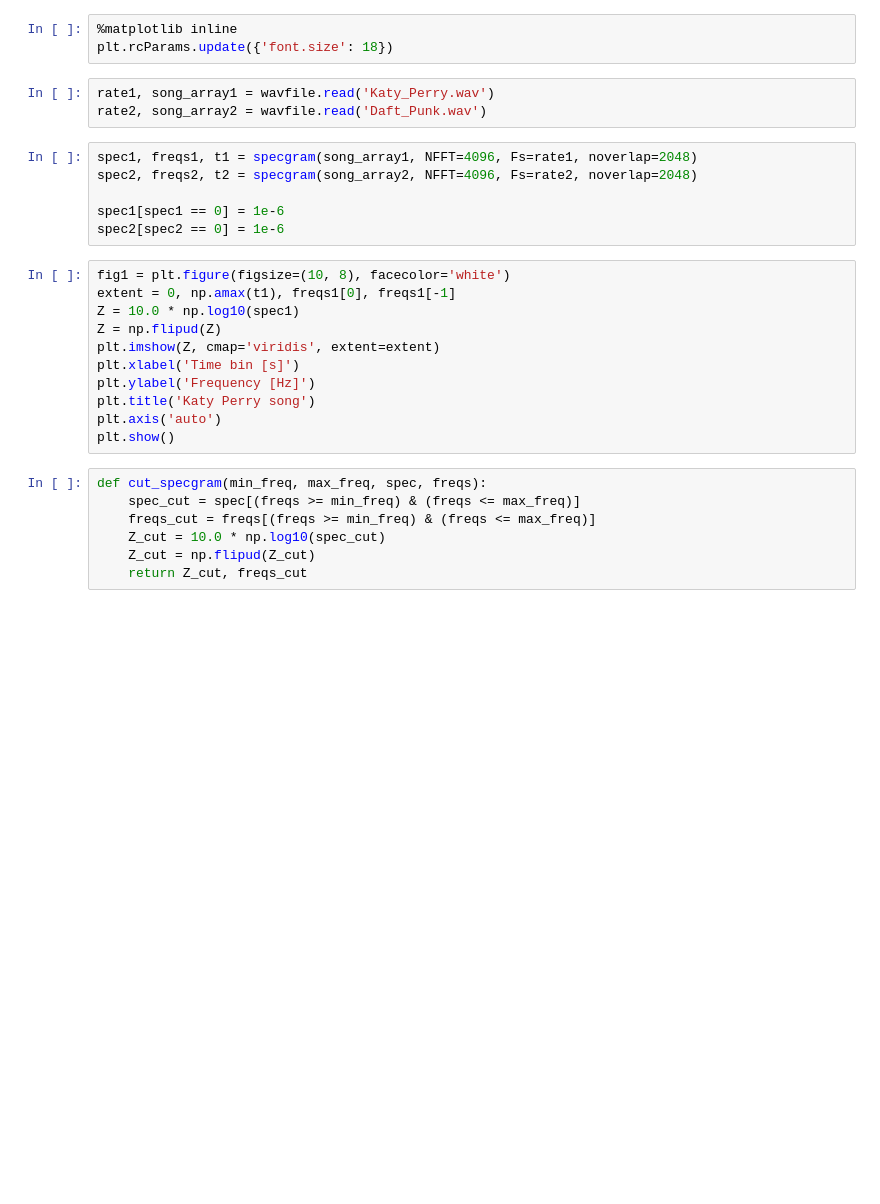
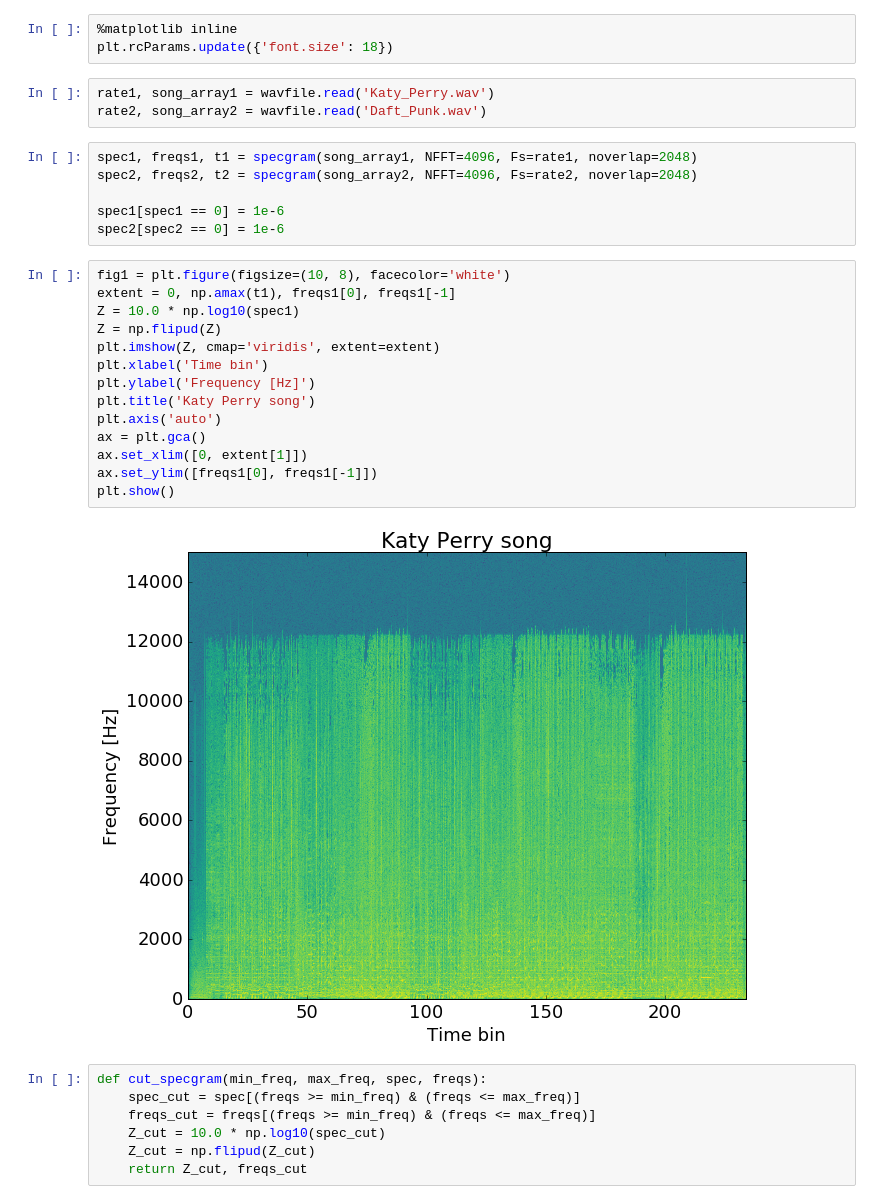
Before and after one commit to miishke/PyDataNYC2015, a Jupyter notebook: song_fingerprinting.ipynb, the cells around one changed output. Drawn from its saved outputs; the diff is of its cells as text; blank space fills up the shorter version.

```diff
--- a/song_fingerprinting.ipynb
+++ b/song_fingerprinting.ipynb
@@ -19,14 +19,19 @@ spec2[spec2 == 0] = 1e-6
 # %%
 fig1 = plt.figure(figsize=(10, 8), facecolor='white')
 extent = 0, np.amax(t1), freqs1[0], freqs1[-1]
 Z = 10.0 * np.log10(spec1)
 Z = np.flipud(Z)
 plt.imshow(Z, cmap='viridis', extent=extent)
-plt.xlabel('Time bin [s]')
+plt.xlabel('Time bin')
 plt.ylabel('Frequency [Hz]')
 plt.title('Katy Perry song')
 plt.axis('auto')
+ax = plt.gca()
+ax.set_xlim([0, extent[1]])
+ax.set_ylim([freqs1[0], freqs1[-1]])
 plt.show()
+# %% [output]
+[figure, added]
 # %%
 def cut_specgram(min_freq, max_freq, spec, freqs):
     spec_cut = spec[(freqs >= min_freq) & (freqs <= max_freq)]
```
Also changed, not shown: parts of 2 cells of this notebook.
